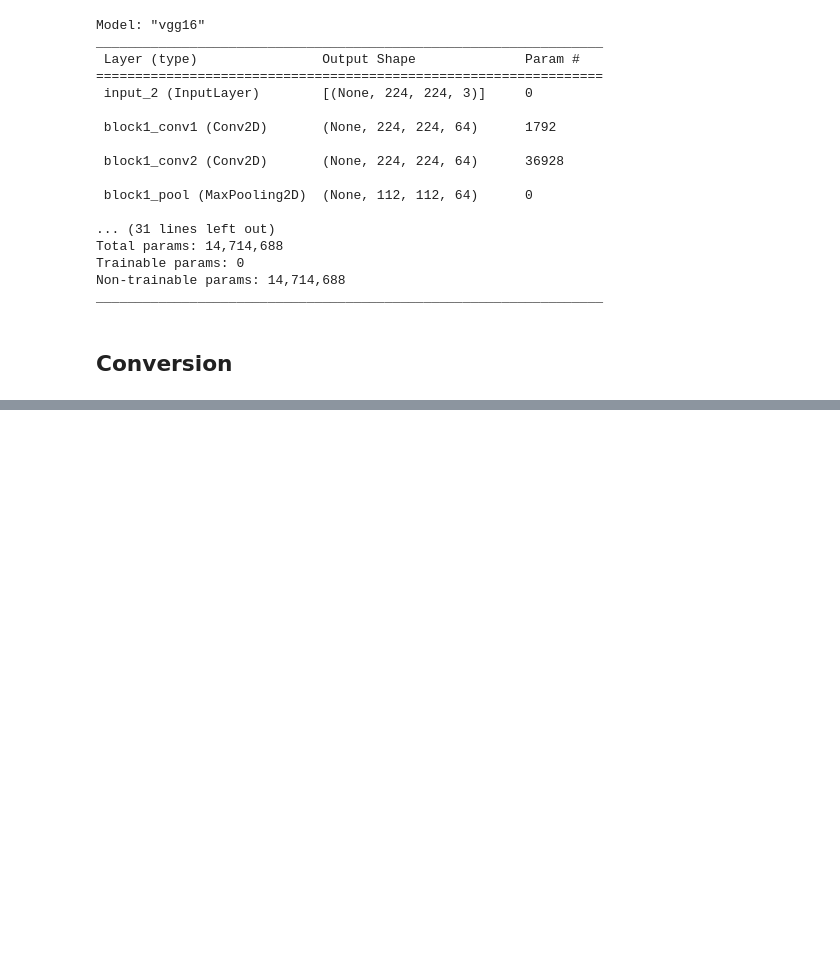
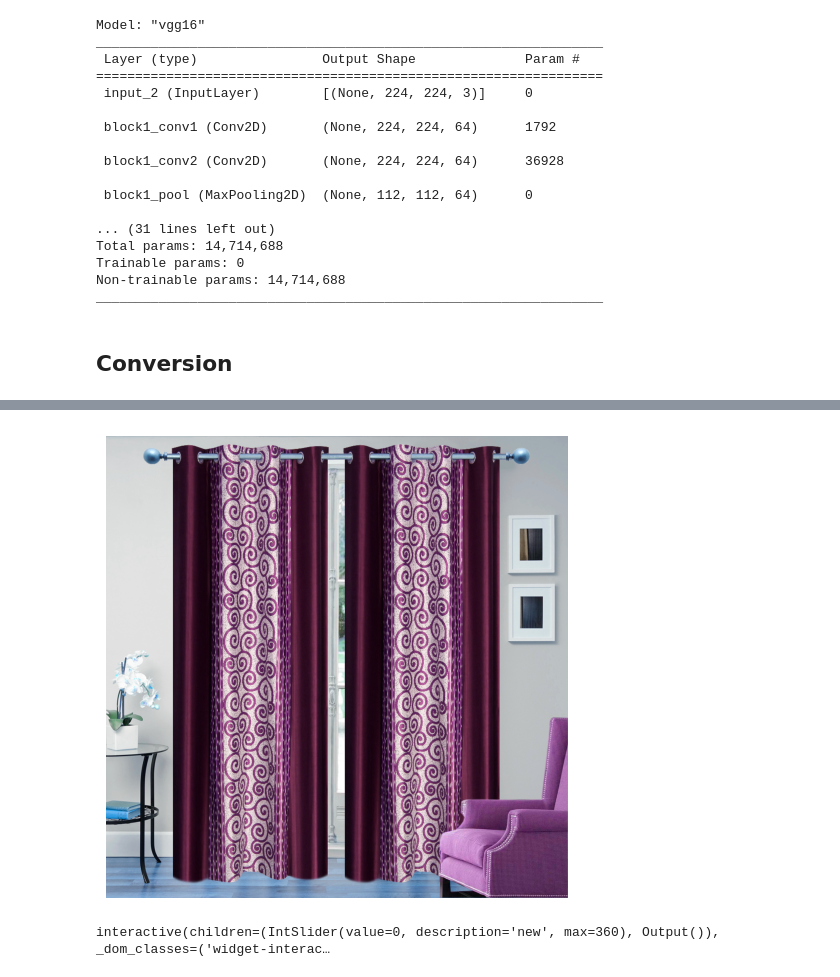
Before and after one commit to CeVague/Projet_6-Classifiez-biens-de-consommation, a Jupyter notebook: Vachaudez_Cedric_2_notebook_classification_052023.ipynb, the cells around one changed output, grey strips where cells are left out. Drawn from its saved outputs; the diff is of its cells as text; code cells hidden in the pictures; blank space fills up the shorter version.

```diff
--- a/Vachaudez_Cedric_2_notebook_classification_052023.ipynb
+++ b/Vachaudez_Cedric_2_notebook_classification_052023.ipynb
@@ -246,0 +357,28 @@ plt.show()
+# %%
+def show_from_cv2(img):
+    plt.figure(figsize=(6, 6))
+
+    plt.imshow(img)
+
+    ax = plt.gca()
+    plt.axis("off")
+    return plt.show()
+# %%
+path = data_little['img'].iloc[0]
+# %%
+img = cv2.imread(path)
+img = cv2.resize(img, dsize=(1000, 1000), interpolation=cv2.INTER_CUBIC)
+show_from_cv2(img)
+# %% [output]
+[figure, added]
+# %%
+@interact
+def change_hue(new=widgets.IntSlider(min=0, max=360, step=1, value=0)):
+    hsv = cv2.cvtColor(img, cv2.COLOR_BGR2HSV)
+    h,s,v = cv2.split(hsv)
+    hnew = np.mod(h + new, 180).astype(h.dtype)
+    hsv_new = cv2.merge([hnew,s,v])
+    img_new = cv2.cvtColor(hsv_new, cv2.COLOR_HSV2RGB)
+    return show_from_cv2(img_new)
+# %% [output]
+interactive(children=(IntSlider(value=0, description='new', max=360), Output()), _dom_classes=('widget-interac…
```
Also changed, not shown: parts of 78 cells of this notebook.
